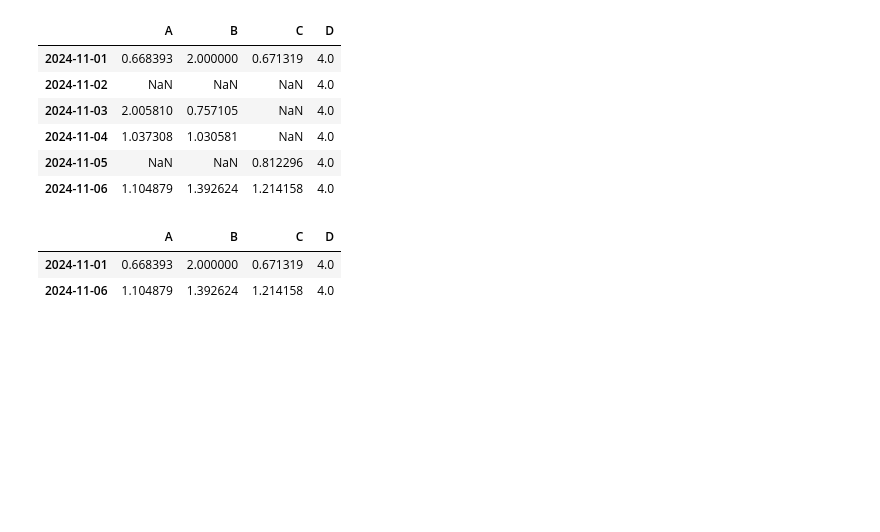
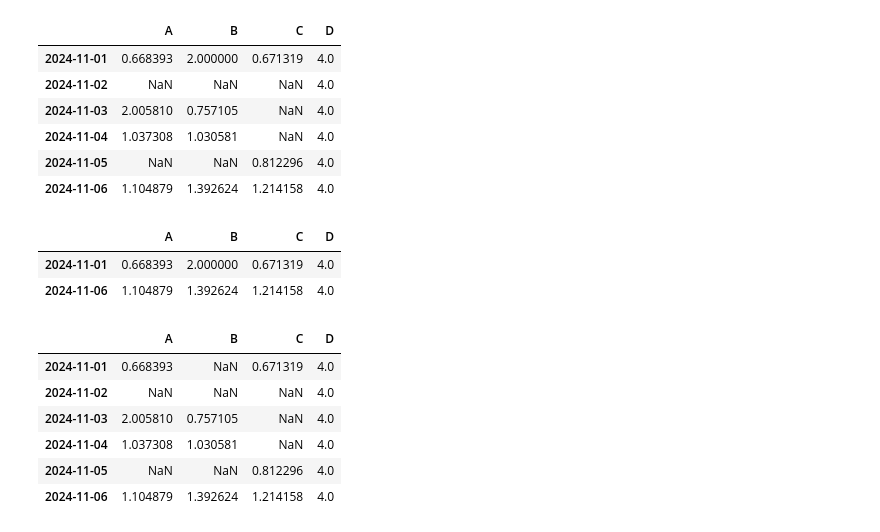
Before and after one commit to VenuVirparia/DAUP, a Jupyter notebook: lab_2.1.ipynb, the cells around one changed output. Cells and saved outputs as stored; diff of their text form; code cells hidden in the pictures; blank space fills up the shorter version.

```diff
--- a/lab_2.1.ipynb
+++ b/lab_2.1.ipynb
@@ -418,3 +418,14 @@ df.dropna(how="any")
 |  | A | B | C | D |
 | 2024-11-01 | 0.668393 | 2.000000 | 0.671319 | 4.0 |
 | 2024-11-06 | 1.104879 | 1.392624 | 1.214158 | 4.0 |
+# %%
+df.iat[0,1]=np.nan
+df
+# %% [output]
+|  | A | B | C | D |
+| 2024-11-01 | 0.668393 | NaN | 0.671319 | 4.0 |
+| 2024-11-02 | NaN | NaN | NaN | 4.0 |
+| 2024-11-03 | 2.005810 | 0.757105 | NaN | 4.0 |
+| 2024-11-04 | 1.037308 | 1.030581 | NaN | 4.0 |
+| 2024-11-05 | NaN | NaN | 0.812296 | 4.0 |
+| 2024-11-06 | 1.104879 | 1.392624 | 1.214158 | 4.0 |
```
Also changed, not shown: parts of 1 cell of this notebook.
